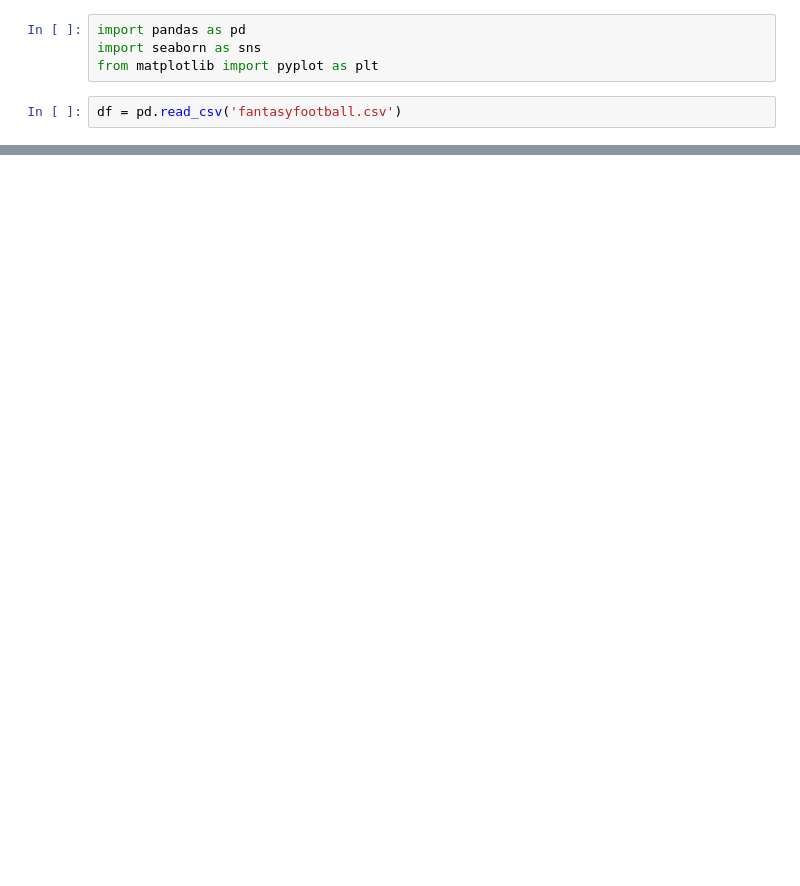
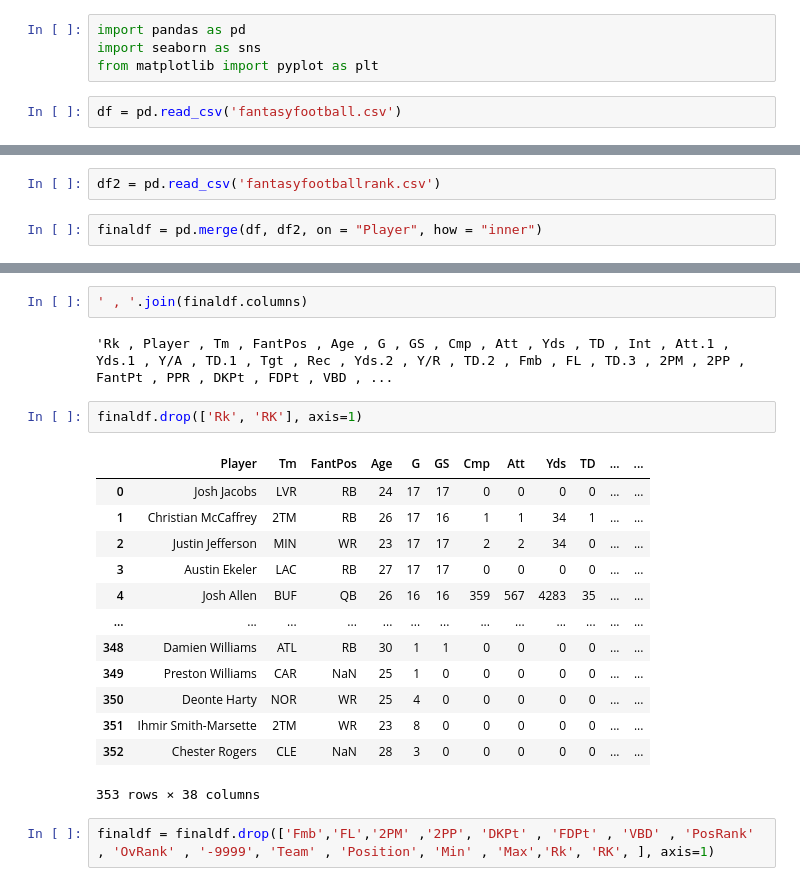
Before and after one commit to nsmith07/fantasyfootballproject, a Jupyter notebook: FinalFantasyFootballAnalysis.ipynb, the cells around one changed output, grey strips where cells are left out. Drawn from its saved outputs; the diff is of its cells as text; blank space fills up the shorter version.

```diff
--- a/FinalFantasyFootballAnalysis.ipynb
+++ b/FinalFantasyFootballAnalysis.ipynb
@@ -181,0 +7,4 @@ scatter=True,)
+# %%
+df2 = pd.read_csv('fantasyfootballrank.csv')
+# %%
+finaldf = pd.merge(df, df2, on = "Player", how = "inner")
@@ -181,0 +21,22 @@ scatter=True,)
+# %%
+' , '.join(finaldf.columns)
+# %% [output]
+'Rk , Player , Tm , FantPos , Age , G , GS , Cmp , Att , Yds , TD , Int , Att.1 , Yds.1 , Y/A , TD.1 , Tgt , Rec , Yds.2 , Y/R , TD.2 , Fmb , FL , TD.3 , 2PM , 2PP , FantPt , PPR , DKPt , FDPt , VBD , ...
+# %%
+finaldf.drop(['Rk', 'RK'], axis=1)
+# %% [output]
+|  | Player | Tm | FantPos | Age | G | GS | Cmp | Att | Yds | TD | ... | ... |
+| 0 | Josh Jacobs | LVR | RB | 24 | 17 | 17 | 0 | 0 | 0 | 0 | ... | ... |
+| 1 | Christian McCaffrey | 2TM | RB | 26 | 17 | 16 | 1 | 1 | 34 | 1 | ... | ... |
+| 2 | Justin Jefferson | MIN | WR | 23 | 17 | 17 | 2 | 2 | 34 | 0 | ... | ... |
+| 3 | Austin Ekeler | LAC | RB | 27 | 17 | 17 | 0 | 0 | 0 | 0 | ... | ... |
+| 4 | Josh Allen | BUF | QB | 26 | 16 | 16 | 359 | 567 | 4283 | 35 | ... | ... |
+| ... | ... | ... | ... | ... | ... | ... | ... | ... | ... | ... | ... | ... |
+| 348 | Damien Williams | ATL | RB | 30 | 1 | 1 | 0 | 0 | 0 | 0 | ... | ... |
+| 349 | Preston Williams | CAR | NaN | 25 | 1 | 0 | 0 | 0 | 0 | 0 | ... | ... |
+| 350 | Deonte Harty | NOR | WR | 25 | 4 | 0 | 0 | 0 | 0 | 0 | ... | ... |
+| 351 | Ihmir Smith-Marsette | 2TM | WR | 23 | 8 | 0 | 0 | 0 | 0 | 0 | ... | ... |
+| 352 | Chester Rogers | CLE | NaN | 28 | 3 | 0 | 0 | 0 | 0 | 0 | ... | ... |
+353 rows × 38 columns
+# %%
+finaldf = finaldf.drop(['Fmb','FL','2PM' ,'2PP', 'DKPt' , 'FDPt' , 'VBD' , 'PosRank' , 'OvRank' , '-9999', 'Team' , 'Position', 'Min' , 'Max','Rk', 'RK', ], axis=1)
```
Also changed, not shown: parts of 41 cells of this notebook, 5 other files.
